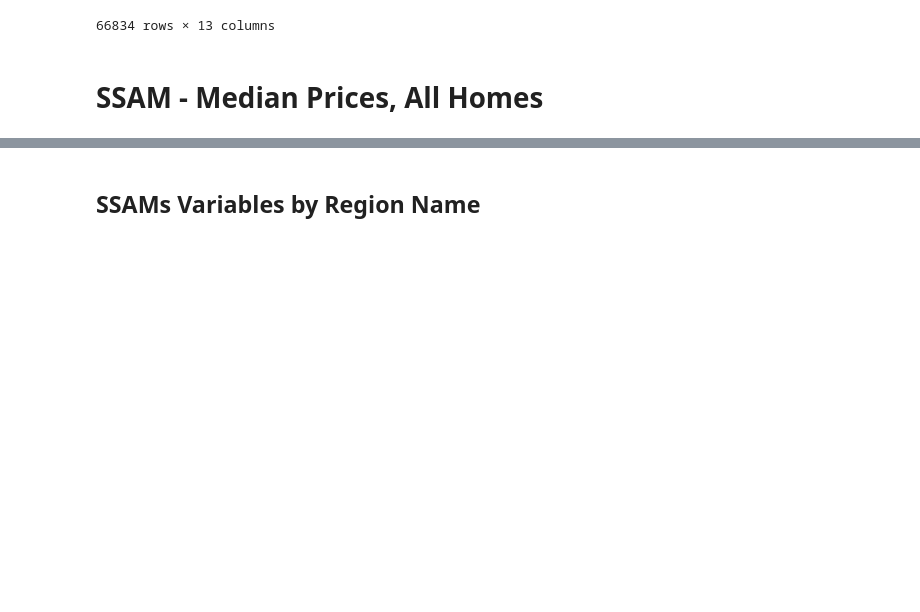
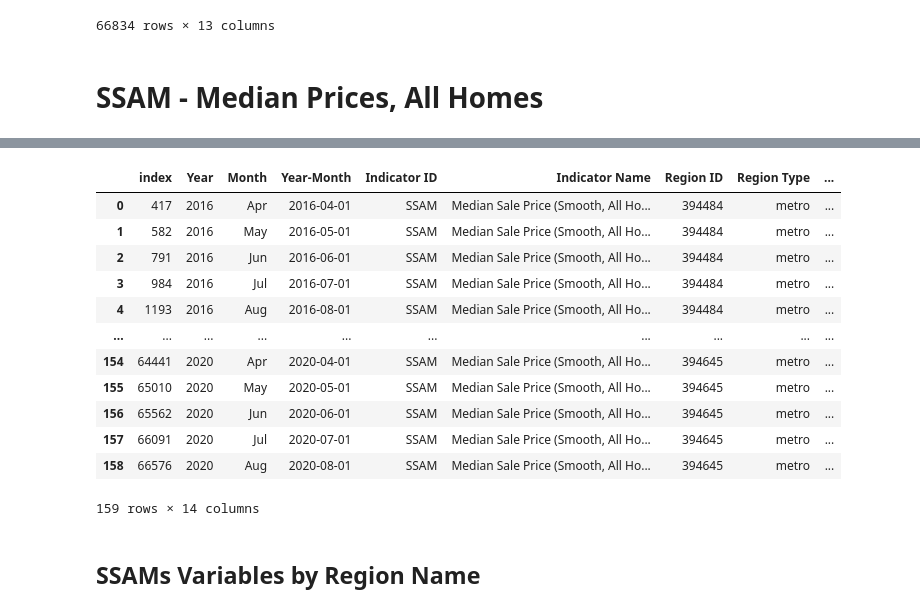
Before and after one commit to binetala/The_Very_Best_Team, a Jupyter notebook: Cole/median_sale_price_analyses.ipynb, the cells around one changed output, grey strips where cells are left out. Drawn from its saved outputs; the diff is of its cells as text; code cells hidden in the pictures; blank space fills up the shorter version.

```diff
--- a/Cole/median_sale_price_analyses.ipynb
+++ b/Cole/median_sale_price_analyses.ipynb
@@ -65,3 +76,19 @@ ssam_df.head()
+# %%
+ssam_df_single
+# %% [output]
+|  | index | Year | Month | Year-Month | Indicator ID | Indicator Name | Region ID | Region Type | ... |
+| 0 | 417 | 2016 | Apr | 2016-04-01 | SSAM | Median Sale Price (Smooth, All Ho... | 394484 | metro | ... |
+| 1 | 582 | 2016 | May | 2016-05-01 | SSAM | Median Sale Price (Smooth, All Ho... | 394484 | metro | ... |
+| 2 | 791 | 2016 | Jun | 2016-06-01 | SSAM | Median Sale Price (Smooth, All Ho... | 394484 | metro | ... |
+| 3 | 984 | 2016 | Jul | 2016-07-01 | SSAM | Median Sale Price (Smooth, All Ho... | 394484 | metro | ... |
+| 4 | 1193 | 2016 | Aug | 2016-08-01 | SSAM | Median Sale Price (Smooth, All Ho... | 394484 | metro | ... |
+| ... | ... | ... | ... | ... | ... | ... | ... | ... | ... |
+| 154 | 64441 | 2020 | Apr | 2020-04-01 | SSAM | Median Sale Price (Smooth, All Ho... | 394645 | metro | ... |
+| 155 | 65010 | 2020 | May | 2020-05-01 | SSAM | Median Sale Price (Smooth, All Ho... | 394645 | metro | ... |
+| 156 | 65562 | 2020 | Jun | 2020-06-01 | SSAM | Median Sale Price (Smooth, All Ho... | 394645 | metro | ... |
+| 157 | 66091 | 2020 | Jul | 2020-07-01 | SSAM | Median Sale Price (Smooth, All Ho... | 394645 | metro | ... |
+| 158 | 66576 | 2020 | Aug | 2020-08-01 | SSAM | Median Sale Price (Smooth, All Ho... | 394645 | metro | ... |
+159 rows × 14 columns
 # %% [markdown]
 ## SSAMs Variables by Region Name
 # %%
```
Also changed, not shown: parts of 4 cells of this notebook, 1 other file.
